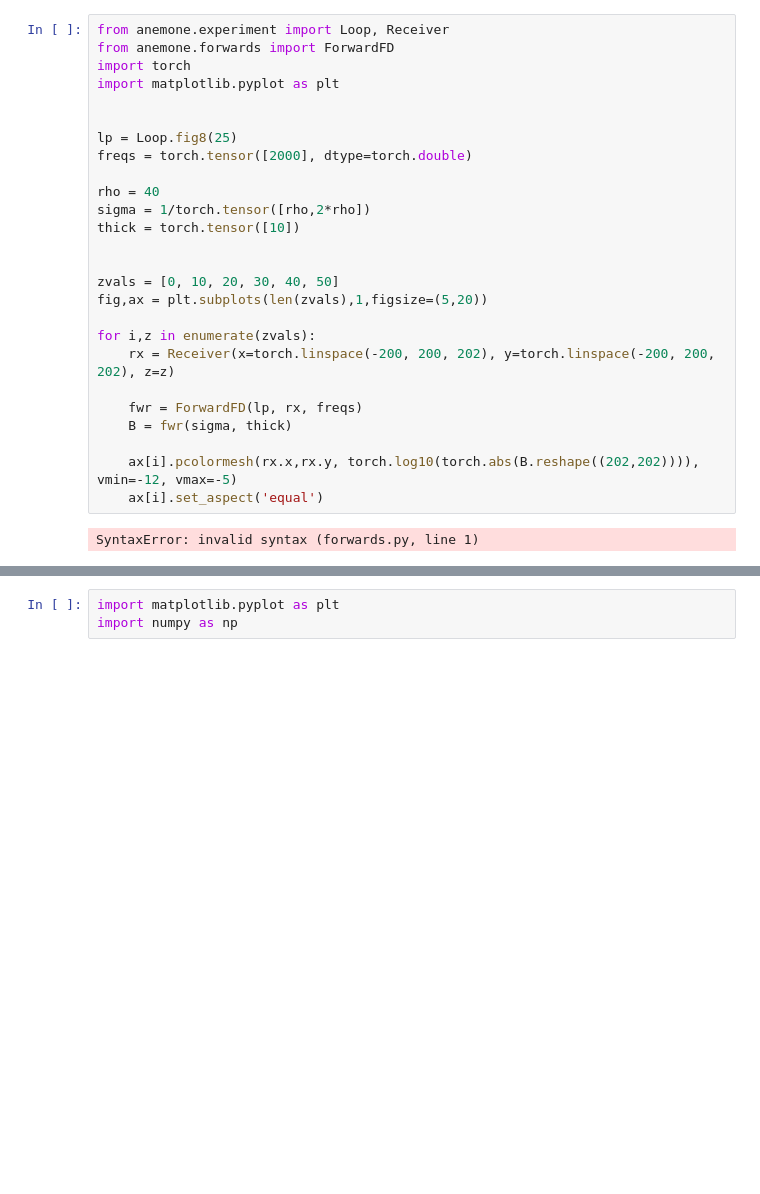
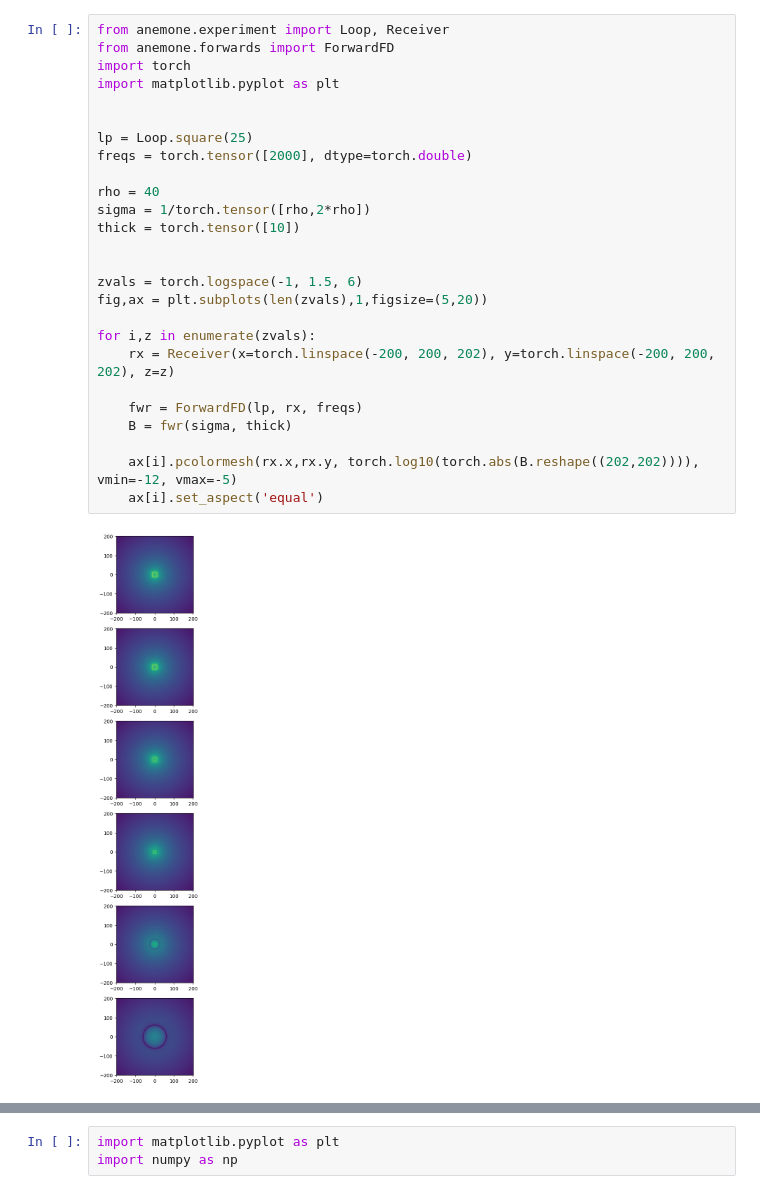
Before and after one commit to hydrogeophysicsgroup/anemone, a Jupyter notebook: prototyping/solve_for_field_coefficients.ipynb, the cells around one changed output, grey strips where cells are left out. Drawn from its saved outputs; the diff is of its cells as text; blank space fills up the shorter version.

```diff
--- a/prototyping/solve_for_field_coefficients.ipynb
+++ b/prototyping/solve_for_field_coefficients.ipynb
@@ -1,28 +1,28 @@
 # %%
 from anemone.experiment import Loop, Receiver
 from anemone.forwards import ForwardFD
 import torch
 import matplotlib.pyplot as plt
 
 
-lp = Loop.fig8(25)
+lp = Loop.square(25)
 freqs = torch.tensor([2000], dtype=torch.double)
 
 rho = 40
 sigma = 1/torch.tensor([rho,2*rho])
 thick = torch.tensor([10])
 
 
-zvals = [0, 10, 20, 30, 40, 50]
+zvals = torch.logspace(-1, 1.5, 6)
 fig,ax = plt.subplots(len(zvals),1,figsize=(5,20))
 
 for i,z in enumerate(zvals):
     rx = Receiver(x=torch.linspace(-200, 200, 202), y=torch.linspace(-200, 200, 202), z=z)
 
     fwr = ForwardFD(lp, rx, freqs)
     B = fwr(sigma, thick)
 
     ax[i].pcolormesh(rx.x,rx.y, torch.log10(torch.abs(B.reshape((202,202)))), vmin=-12, vmax=-5)
     ax[i].set_aspect('equal')
 # %% [output]
-SyntaxError: invalid syntax (forwards.py, line 1)
+[figure, added]
```
Also changed, not shown: parts of 18 cells of this notebook, 8 other files.
